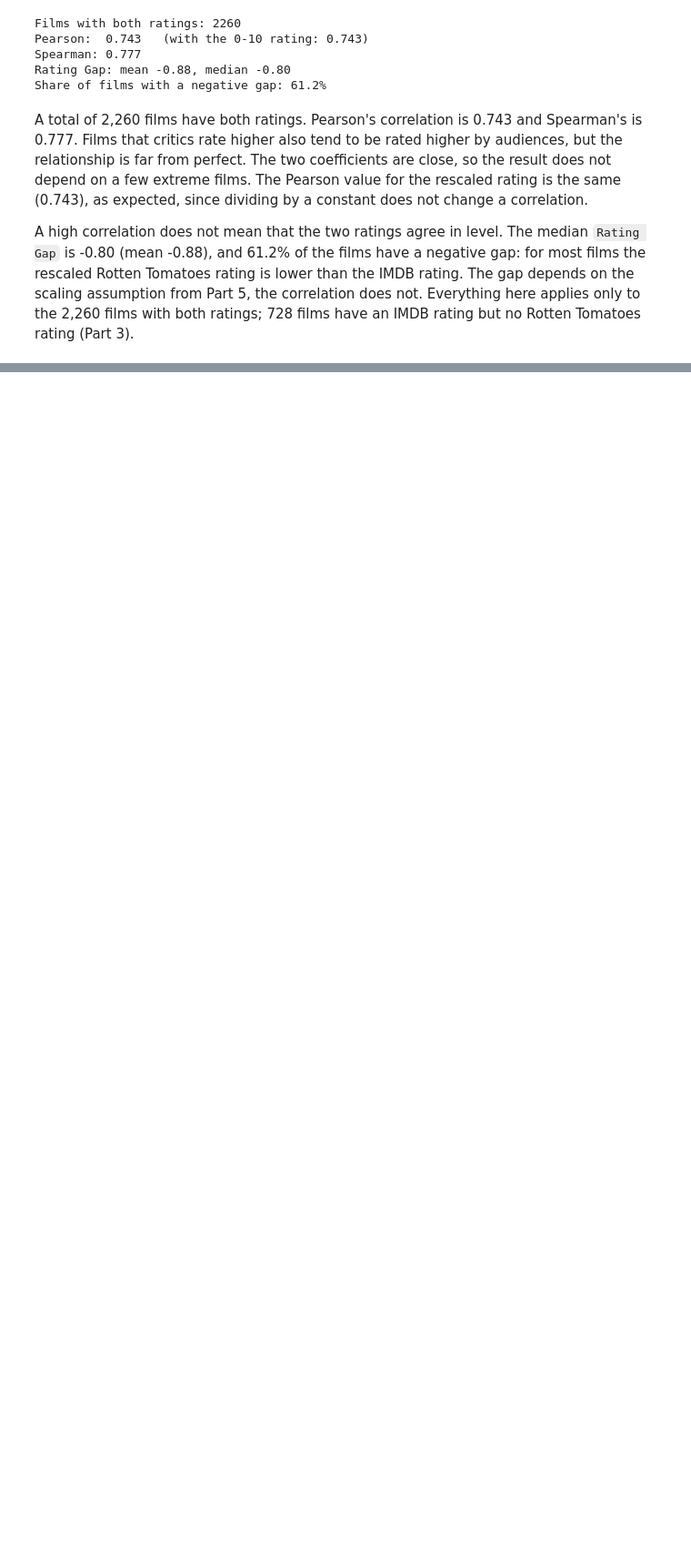
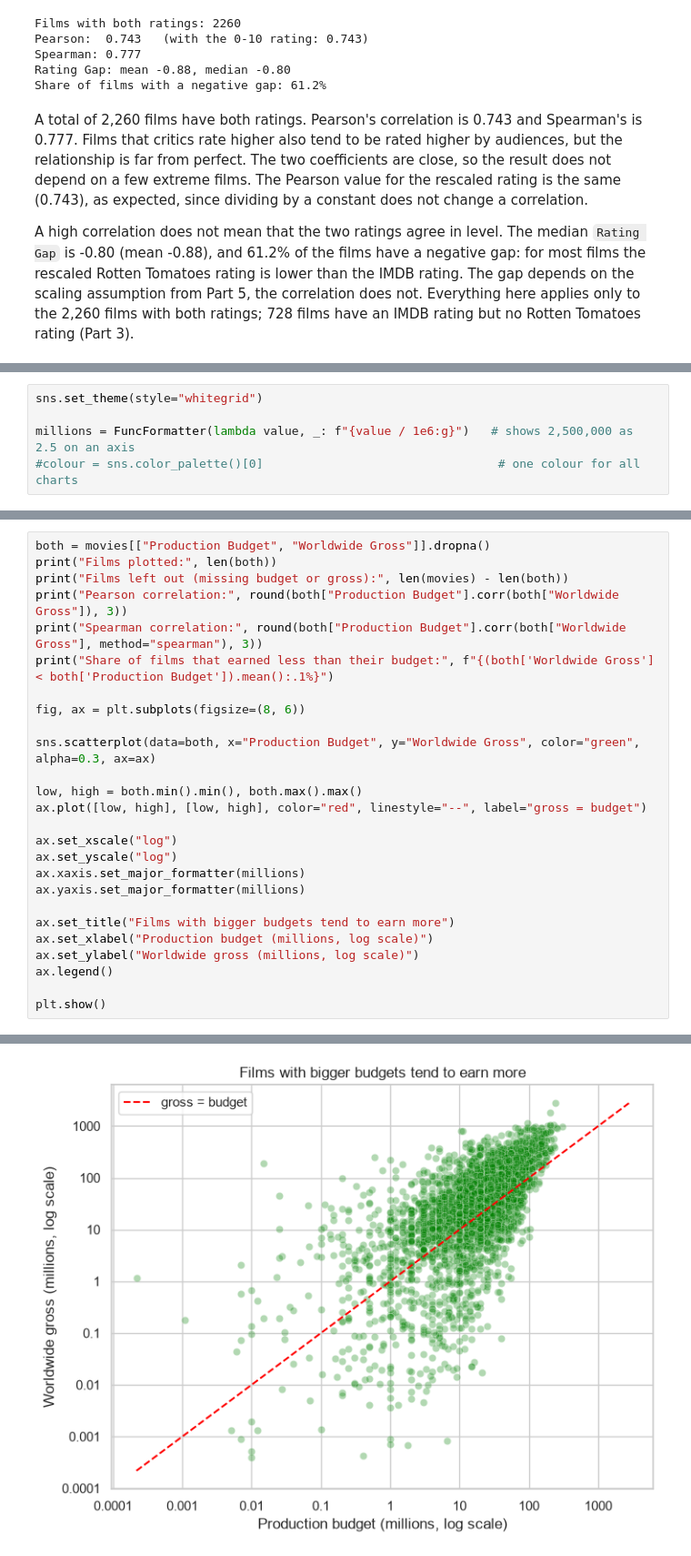
Before and after one commit to VictorSago/Lexicon-Labs, a Jupyter notebook: DA-Project/moviesdata.ipynb, the cells around one changed output, grey strips where cells are left out. Shown at 91% size. Saved outputs shown, nothing was run; the diff lists cells and outputs as text; blank space fills up the shorter version.

Commit message:
DA Project: charts

```diff
--- a/DA-Project/moviesdata.ipynb
+++ b/DA-Project/moviesdata.ipynb
@@ -1000,0 +1005,5 @@ A high correlation does not mean that the two ratings agree in level. The median
+# %%
+sns.set_theme(style="whitegrid")
+
+millions = FuncFormatter(lambda value, _: f"{value / 1e6:g}")   # shows 2,500,000 as 2.5 on an axis
+#colour = sns.color_palette()[0]                                 # one colour for all charts
@@ -1000,0 +1014,27 @@ A high correlation does not mean that the two ratings agree in level. The median
+# %%
+both = movies[["Production Budget", "Worldwide Gross"]].dropna()
+print("Films plotted:", len(both))
+print("Films left out (missing budget or gross):", len(movies) - len(both))
+print("Pearson correlation:", round(both["Production Budget"].corr(both["Worldwide Gross"]), 3))
+print("Spearman correlation:", round(both["Production Budget"].corr(both["Worldwide Gross"], method="spearman"), 3))
+print("Share of films that earned less than their budget:", f"{(both['Worldwide Gross'] < both['Production Budget']).mean():.1%}")
+
+fig, ax = plt.subplots(figsize=(8, 6))
+
+sns.scatterplot(data=both, x="Production Budget", y="Worldwide Gross", color="green", alpha=0.3, ax=ax)
+
+low, high = both.min().min(), both.max().max()
+ax.plot([low, high], [low, high], color="red", linestyle="--", label="gross = budget")
+
+ax.set_xscale("log")
+ax.set_yscale("log")
+ax.xaxis.set_major_formatter(millions)
+ax.yaxis.set_major_formatter(millions)
+
+ax.set_title("Films with bigger budgets tend to earn more")
+ax.set_xlabel("Production budget (millions, log scale)")
+ax.set_ylabel("Worldwide gross (millions, log scale)")
+ax.legend()
+
+plt.show()
+# %% [output]
@@ -1000,0 +1046 @@ A high correlation does not mean that the two ratings agree in level. The median
+[figure, added]
```
Also changed, not shown: parts of 17 cells of this notebook.
